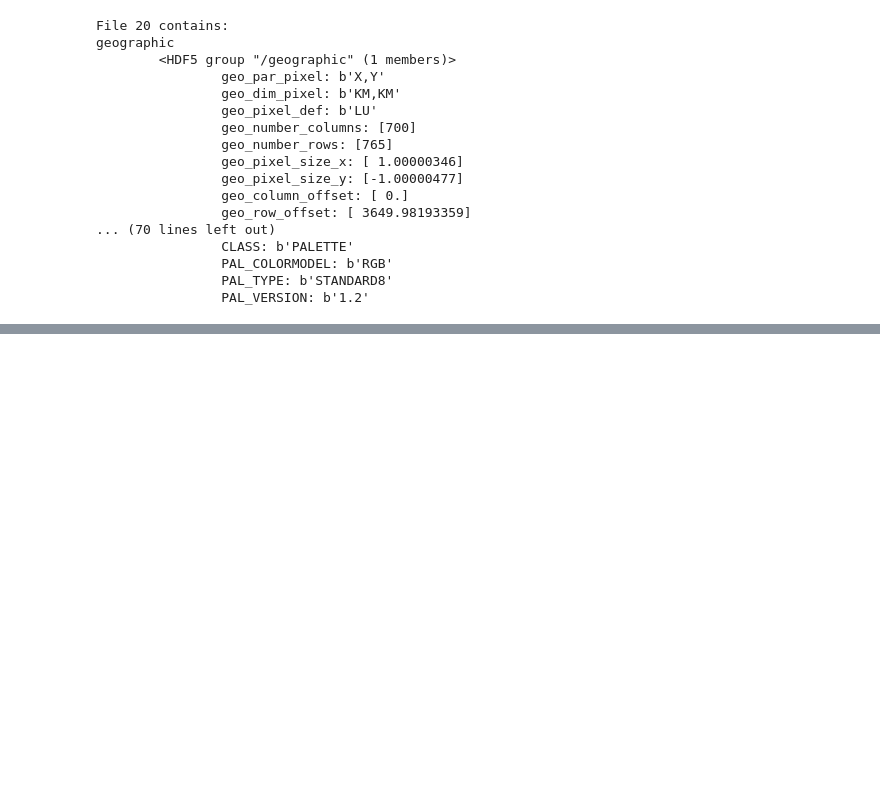
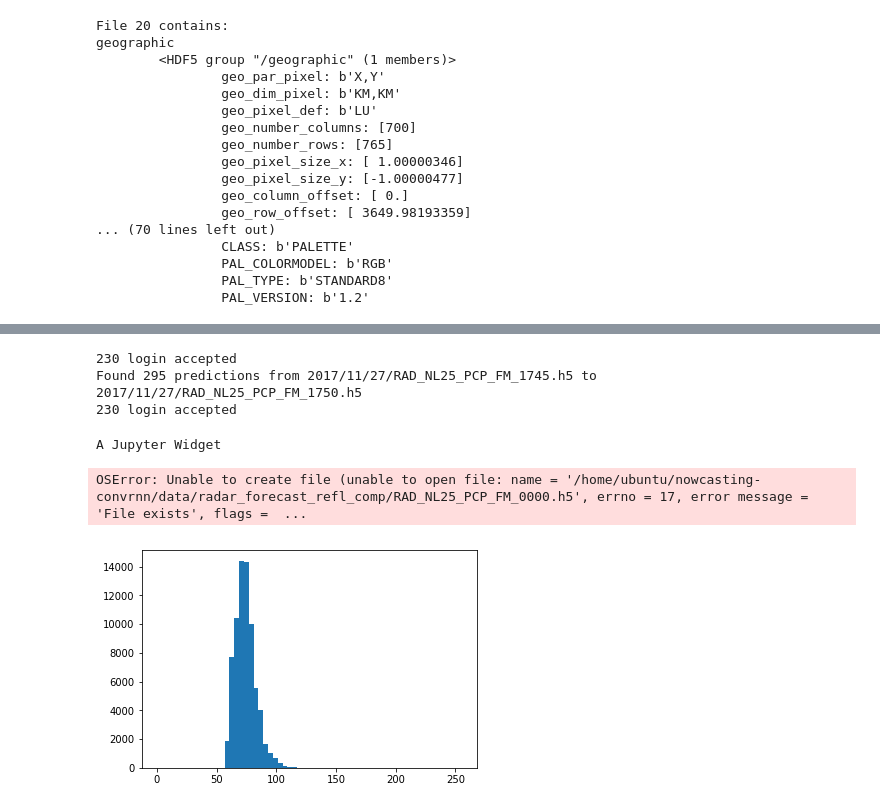
Before and after one commit to The-Fonz/nowcasting-convrnn, a Jupyter notebook: src/introduction-download-and-exploration.ipynb, the cells around one changed output, grey strips where cells are left out. Drawn from its saved outputs; the diff is of its cells as text; code cells hidden in the pictures; blank space fills up the shorter version.

```diff
--- a/src/introduction-download-and-exploration.ipynb
+++ b/src/introduction-download-and-exploration.ipynb
@@ -252,0 +294,52 @@ A Jupyter Widget
+# %%
+with FTP('data.knmi.nl', timeout=10) as ftp:
+    print(ftp.login())
+    # Only data of last 24 hours is stored here
+    most_recent_year = sorted(ftp.nlst('/download/radar_forecast/1.0/noversion/'))[-1]
+    most_recent_month = sorted(ftp.nlst(most_recent_year))[-1]
+    # These 24 hours are usually divided over 2 days except when the clock strikes midnight
+    days = sorted(ftp.nlst(most_recent_month))
+    predictions = []
+    for day in days:
+        # Use extend cause ftp.nlst returns array of arrays
+        predictions.extend(ftp.nlst(day))
+    # Split limited number of times to show the year/month/day folders
+    print("Found {} predictions from {} to {}".format(
+        len(predictions),
+        predictions[0].split('/',5)[-1],
+        predictions[1].split('/',5)[-1]))
+
+    # Download last day of predictions
+    for ftp_url in tqdm_notebook(predictions, desc="Downloading files", unit="file"):
+        utils.download_cache_ftp(utils.RADAR_FORECAST_REFL_COMP_DIR, ftp, ftp_url, verbose=False)
+# %% [output]
+230 login accepted
+Found 295 predictions from 2017/11/27/RAD_NL25_PCP_FM_1745.h5 to 2017/11/27/RAD_NL25_PCP_FM_1750.h5
+230 login accepted
+A Jupyter Widget
+# %%
+predh5s = sorted(glob.glob(os.path.join(utils.RADAR_FORECAST_REFL_COMP_DIR, '*.h5')))
+hfs = []
+for p in predh5s:
+    hf = h5py.File(p)
+    hfs.append(hf)
+# %% [output]
+OSError: Unable to create file (unable to open file: name = '/home/ubuntu/nowcasting-convrnn/data/radar_forecast_refl_comp/RAD_NL25_PCP_FM_0000.h5', errno = 17, error message = 'File exists', flags =  ...
+# %%
+img_data = []
+
+def get_img_data(name, obj):
+    m = re.match('^image(\d+)/image_data', name)
+    if m:
+        i = int(m.groups()[0])
+        img_data.append([i, np.array(obj)])
+
+hfs[0].visititems(get_img_data)
+
+# They might have been visited in arbitrary order
+img_data = [d for i,d in sorted(img_data, key=lambda o: o[0])]
+# %%
+# 60 cutoff
+plt.hist(img_data[0][img_data[0]>0].flatten(), bins=255//4, range=(0,255));
+# %% [output]
+[figure, added]
```
Also changed, not shown: parts of 18 cells of this notebook, 2 other files.
